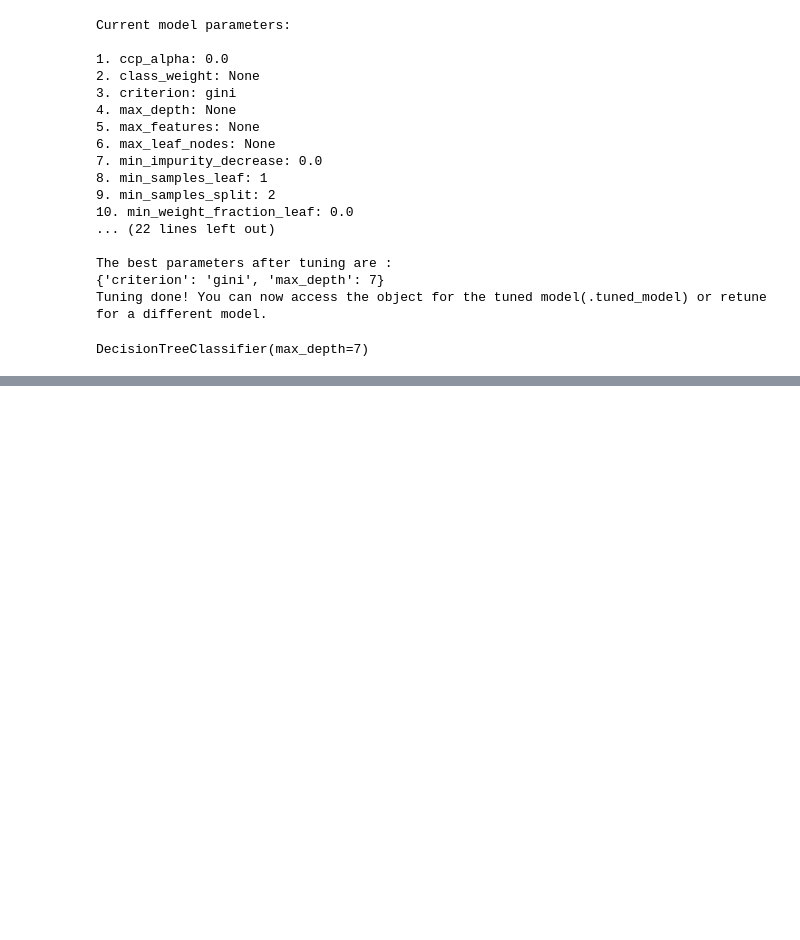
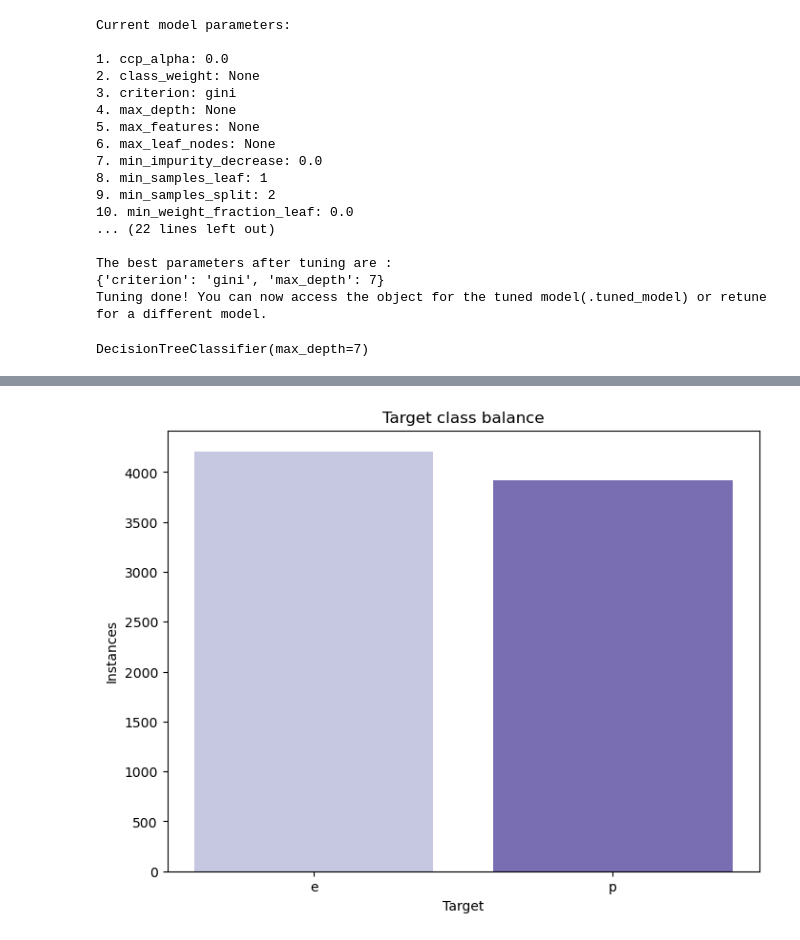
Before and after one commit to sin31415/mushroom-kaboom, a Jupyter notebook: usage.ipynb, the cells around one changed output, grey strips where cells are left out. Drawn from its saved outputs; the diff is of its cells as text; code cells hidden in the pictures; blank space fills up the shorter version.

```diff
--- a/usage.ipynb
+++ b/usage.ipynb
@@ -86,0 +121,33 @@ DecisionTreeClassifier(max_depth=7)
+# %%
+import pandas as pd
+import matplotlib.pyplot as plt
+import seaborn as sns
+from matplotlib.patches import Rectangle
+
+# Example Series
+data = df_read['class']
+
+# Count occurrences of 'e' and 'p'
+value_counts = data.value_counts()
+
+# Create the bar plot
+fig, ax = plt.subplots(figsize=(8, 6))
+
+# Create custom gradient color for each bar
+colors = sns.color_palette("Purples", len(value_counts))
+
+bars = ax.bar(value_counts.index, value_counts.values)
+
+# Apply gradient to each bar
+for bar, color in zip(bars, colors):
+    bar.set_facecolor(color)
+
+# Adding labels and title
+ax.set_title('Target class balance')
+ax.set_xlabel('Target')
+ax.set_ylabel('Instances')
+
+# Display the plot
+plt.show()
+# %% [output]
+[figure, added]
```
Also changed, not shown: parts of 6 cells of this notebook, 1 other file.
